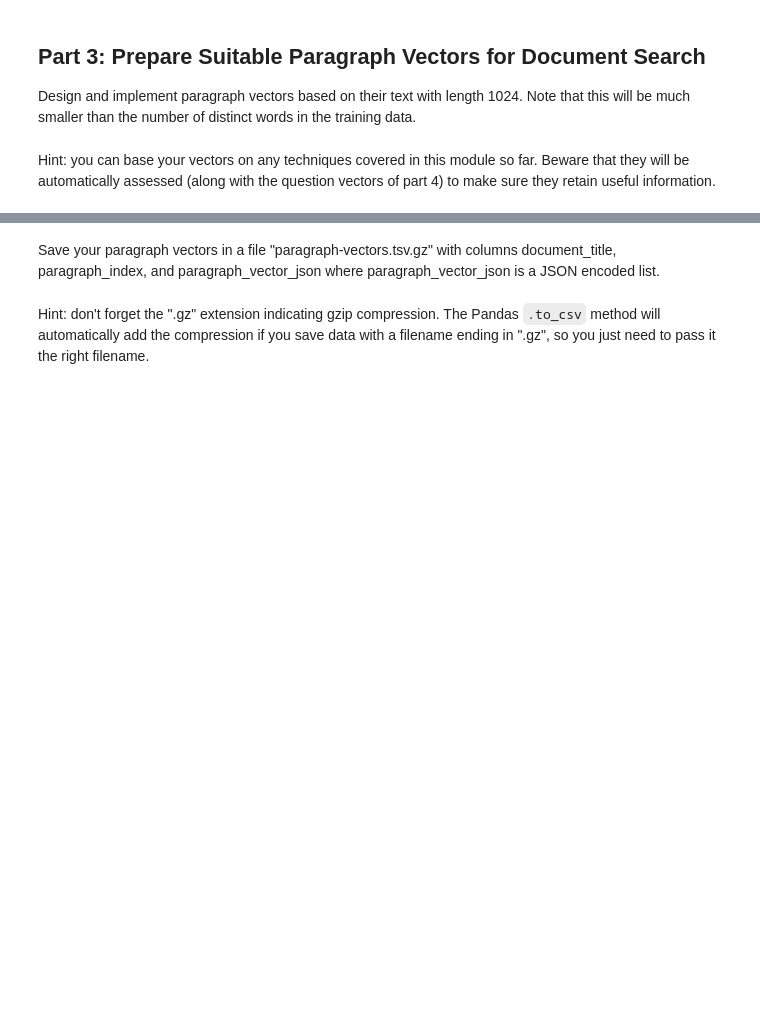
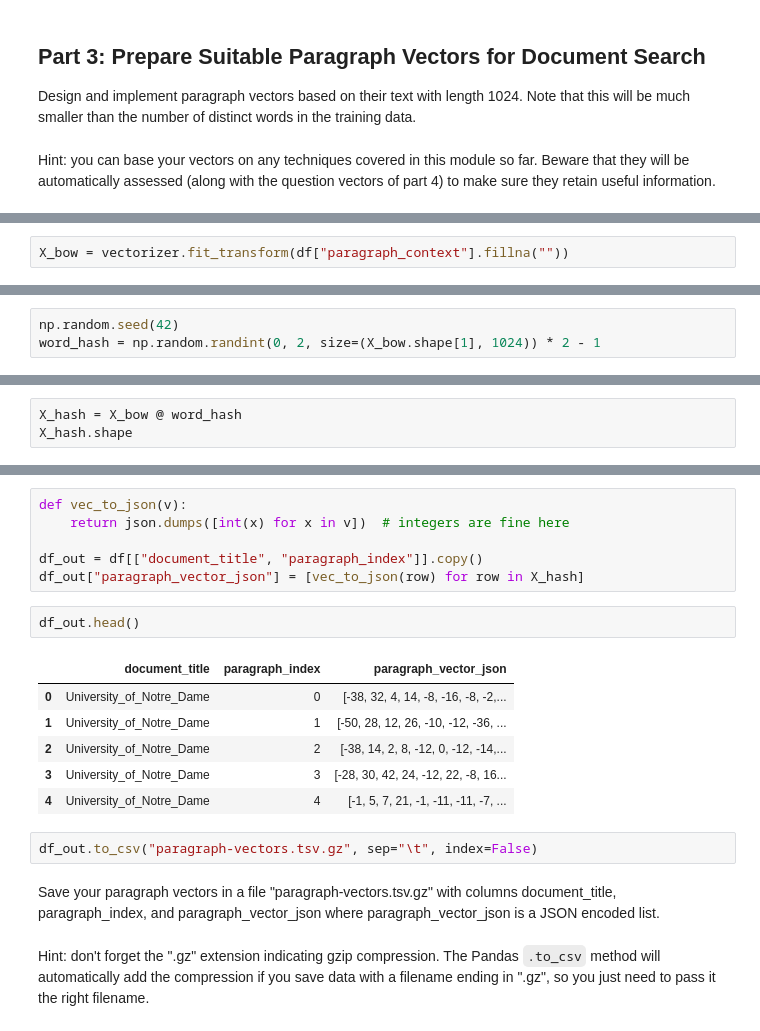
Before and after one commit to polinacsv/dx704-project-10, a Jupyter notebook: project.ipynb, the cells around one changed output, grey strips where cells are left out. Cells and saved outputs as stored; diff of their text form; blank space fills up the shorter version.

```diff
--- a/project.ipynb
+++ b/project.ipynb
@@ -272,0 +275,2 @@ Beware that they will be automatically assessed (along with the question vectors
+# %%
+X_bow = vectorizer.fit_transform(df["paragraph_context"].fillna(""))
@@ -272,0 +283,3 @@ Beware that they will be automatically assessed (along with the question vectors
+# %%
+np.random.seed(42)
+word_hash = np.random.randint(0, 2, size=(X_bow.shape[1], 1024)) * 2 - 1
@@ -272,0 +296,3 @@ Beware that they will be automatically assessed (along with the question vectors
+# %%
+X_hash = X_bow @ word_hash
+X_hash.shape
@@ -273,3 +311,20 @@ Beware that they will be automatically assessed (along with the question vectors
+# %%
+def vec_to_json(v):
+    return json.dumps([int(x) for x in v])  # integers are fine here
+
+df_out = df[["document_title", "paragraph_index"]].copy()
+df_out["paragraph_vector_json"] = [vec_to_json(row) for row in X_hash]
+# %%
+df_out.head()
+# %% [output]
+|  | document_title | paragraph_index | paragraph_vector_json |
+| 0 | University_of_Notre_Dame | 0 | [-38, 32, 4, 14, -8, -16, -8, -2,... |
+| 1 | University_of_Notre_Dame | 1 | [-50, 28, 12, 26, -10, -12, -36, ... |
+| 2 | University_of_Notre_Dame | 2 | [-38, 14, 2, 8, -12, 0, -12, -14,... |
+| 3 | University_of_Notre_Dame | 3 | [-28, 30, 42, 24, -12, 22, -8, 16... |
+| 4 | University_of_Notre_Dame | 4 | [-1, 5, 7, 21, -1, -11, -11, -7, ... |
+# %%
+df_out.to_csv("paragraph-vectors.tsv.gz", sep="\t", index=False)
 # %% [markdown]
 Save your paragraph vectors in a file "paragraph-vectors.tsv.gz" with columns document_title, paragraph_index, and paragraph_vector_json where paragraph_vector_json is a JSON encoded list.
 # %% [markdown]
```
Also changed, not shown: parts of 7 cells of this notebook, 1 other file.
